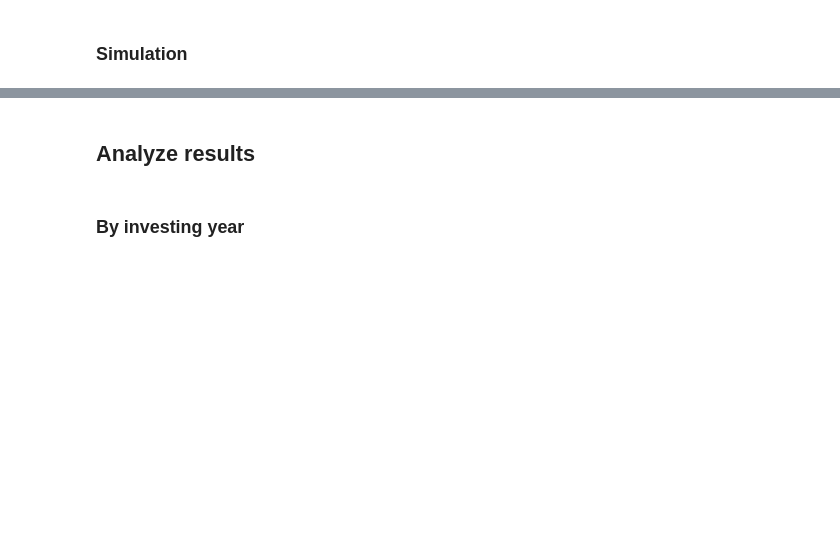
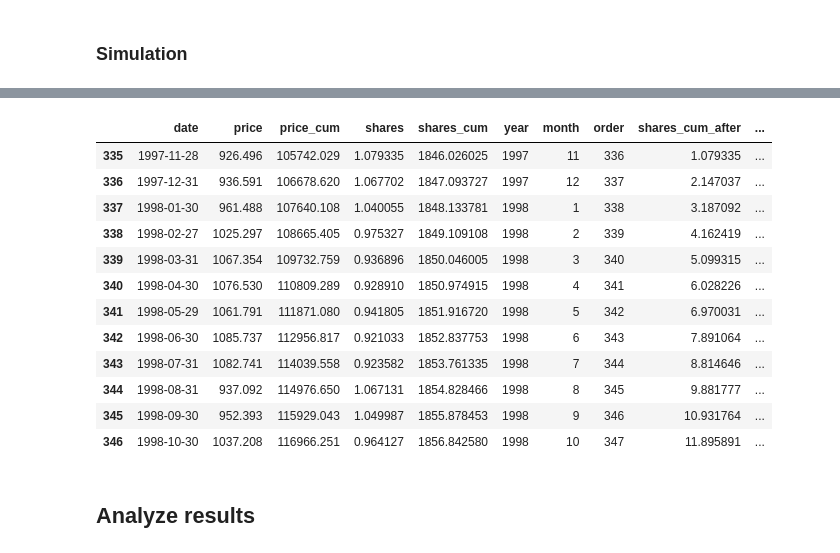
Before and after one commit to mikaelahonen/economical-cycle-timing, a Jupyter notebook: notebook-analysis.ipynb, the cells around one changed output, grey strips where cells are left out. Saved outputs shown, nothing was run; the diff lists cells and outputs as text; code cells hidden in the pictures; blank space fills up the shorter version.

```diff
--- a/notebook-analysis.ipynb
+++ b/notebook-analysis.ipynb
@@ -199,4 +132,54 @@ display(df_results.head())
+# %%
+annual_dfs = []
+
+#Loop each starting year
+for y in years:
+    #print("Year: {}".format(y))
+
+    #Get cumulative sum of values when starting
+    first_row = df_tf[(df_tf['year']==y) & (df_tf['month']==month)].iloc[0]
+    first_shares = first_row['shares']
+    first_shares_cum = first_row['shares_cum']
+    first_date = first_row['date']
+    first_order = first_row['order']
+
+    #Get only dates after this year
+    df_y = df_tf[df_tf['date']>=first_date].copy()
+
+    #Calculate KPIs
+    df_y['shares_cum_after'] = df_y['shares_cum'] - first_shares_cum + first_shares
+    df_y['shares_cum_before'] = df_y['shares_cum_after'].shift(1)
+    df_y['order_y'] = df_y['order'] - first_order + 1
+    #Profit = Total sell sell price / Total investment
+    df_y['profit_abs'] = (df_y['shares_cum_before'] * df_y['price']) - ((df_y['order_y'] - 1) * inv)
+    df_y['profit_rate'] = (df_y['shares_cum_before'] * df_y['price']) / ((df_y['order_y'] - 1) * inv) - 1
+    df_y['profit_rate_annual'] = (df_y['profit_rate']+1) ** (1 / (df_y['order_y']/12/2))-1
+
+    #Tag the year when investing started
+    df_y['start_y'] = y
+
+
+    #display(df_y.head())
+
+    annual_dfs.append(df_y)
+
+df_results = pd.concat(annual_dfs)
+
+#Show top rows
+display(df_results.head(12))
+# %% [output]
+|  | date | price | price_cum | shares | shares_cum | year | month | order | shares_cum_after | ... |
+| 335 | 1997-11-28 | 926.496 | 105742.029 | 1.079335 | 1846.026025 | 1997 | 11 | 336 | 1.079335 | ... |
+| 336 | 1997-12-31 | 936.591 | 106678.620 | 1.067702 | 1847.093727 | 1997 | 12 | 337 | 2.147037 | ... |
+| 337 | 1998-01-30 | 961.488 | 107640.108 | 1.040055 | 1848.133781 | 1998 | 1 | 338 | 3.187092 | ... |
+| 338 | 1998-02-27 | 1025.297 | 108665.405 | 0.975327 | 1849.109108 | 1998 | 2 | 339 | 4.162419 | ... |
+| 339 | 1998-03-31 | 1067.354 | 109732.759 | 0.936896 | 1850.046005 | 1998 | 3 | 340 | 5.099315 | ... |
+| 340 | 1998-04-30 | 1076.530 | 110809.289 | 0.928910 | 1850.974915 | 1998 | 4 | 341 | 6.028226 | ... |
+| 341 | 1998-05-29 | 1061.791 | 111871.080 | 0.941805 | 1851.916720 | 1998 | 5 | 342 | 6.970031 | ... |
+| 342 | 1998-06-30 | 1085.737 | 112956.817 | 0.921033 | 1852.837753 | 1998 | 6 | 343 | 7.891064 | ... |
+| 343 | 1998-07-31 | 1082.741 | 114039.558 | 0.923582 | 1853.761335 | 1998 | 7 | 344 | 8.814646 | ... |
+| 344 | 1998-08-31 | 937.092 | 114976.650 | 1.067131 | 1854.828466 | 1998 | 8 | 345 | 9.881777 | ... |
+| 345 | 1998-09-30 | 952.393 | 115929.043 | 1.049987 | 1855.878453 | 1998 | 9 | 346 | 10.931764 | ... |
+| 346 | 1998-10-30 | 1037.208 | 116966.251 | 0.964127 | 1856.842580 | 1998 | 10 | 347 | 11.895891 | ... |
 # %% [markdown]
 ## Analyze results
-# %% [markdown]
-### By investing year
```
Also changed, not shown: parts of 17 cells of this notebook, 1 other file.
